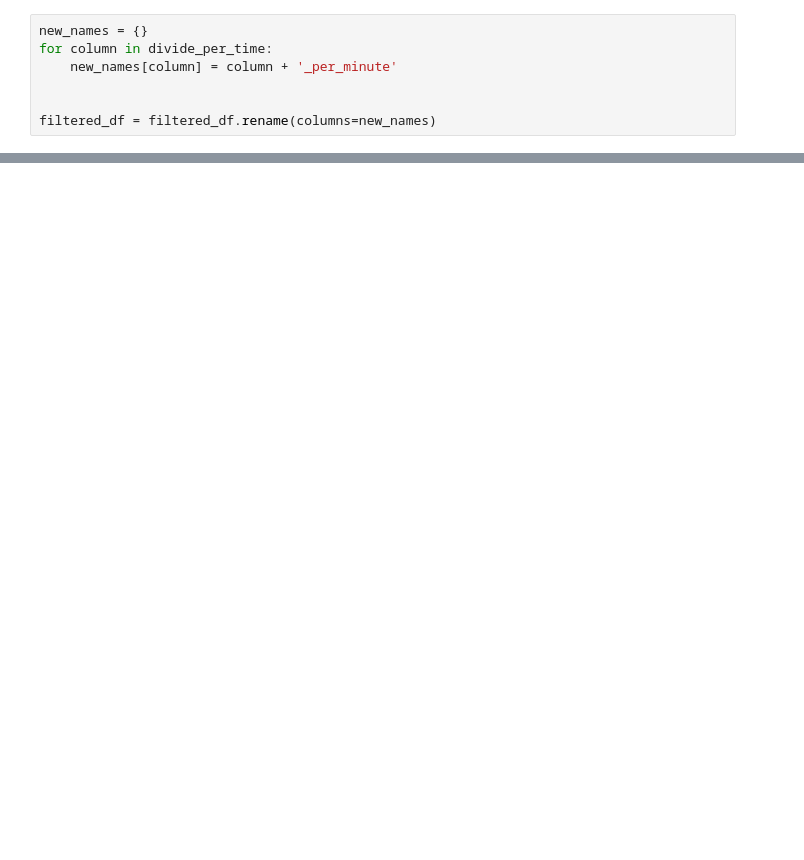
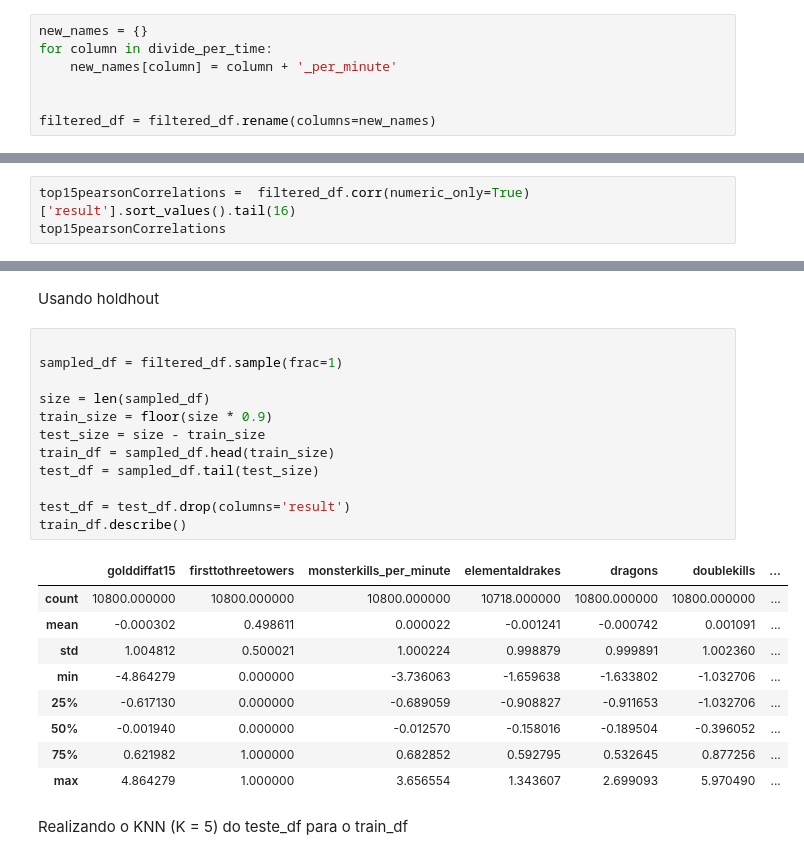
Before and after one commit to heitorfreitasferreira/UFU, a Jupyter notebook: mineracao/lol.ipynb, the cells around one changed output, grey strips where cells are left out. Saved outputs shown, nothing was run; the diff lists cells and outputs as text; blank space fills up the shorter version.

```diff
--- a/mineracao/lol.ipynb
+++ b/mineracao/lol.ipynb
@@ -120,0 +135,3 @@ for column in normalize_columns:
+# %%
+top15pearsonCorrelations =  filtered_df.corr(numeric_only=True)['result'].sort_values().tail(16)
+top15pearsonCorrelations
@@ -120,0 +172,26 @@ for column in normalize_columns:
+# %% [markdown]
+ Usando holdhout
+# %%
+
+sampled_df = filtered_df.sample(frac=1)
+
+size = len(sampled_df)
+train_size = floor(size * 0.9)
+test_size = size - train_size
+train_df = sampled_df.head(train_size)
+test_df = sampled_df.tail(test_size)
+
+test_df = test_df.drop(columns='result')
+train_df.describe()
+# %% [output]
+|  | golddiffat15 | firsttothreetowers | monsterkills_per_minute | elementaldrakes | dragons | doublekills | ... |
+| count | 10800.000000 | 10800.000000 | 10800.000000 | 10718.000000 | 10800.000000 | 10800.000000 | ... |
+| mean | -0.000302 | 0.498611 | 0.000022 | -0.001241 | -0.000742 | 0.001091 | ... |
+| std | 1.004812 | 0.500021 | 1.000224 | 0.998879 | 0.999891 | 1.002360 | ... |
+| min | -4.864279 | 0.000000 | -3.736063 | -1.659638 | -1.633802 | -1.032706 | ... |
+| 25% | -0.617130 | 0.000000 | -0.689059 | -0.908827 | -0.911653 | -1.032706 | ... |
+| 50% | -0.001940 | 0.000000 | -0.012570 | -0.158016 | -0.189504 | -0.396052 | ... |
+| 75% | 0.621982 | 1.000000 | 0.682852 | 0.592795 | 0.532645 | 0.877256 | ... |
+| max | 4.864279 | 1.000000 | 3.656554 | 1.343607 | 2.699093 | 5.970490 | ... |
+# %% [markdown]
+Realizando o KNN (K = 5) do teste_df para o train_df
```
Also changed, not shown: parts of 17 cells of this notebook, 1 other file.
